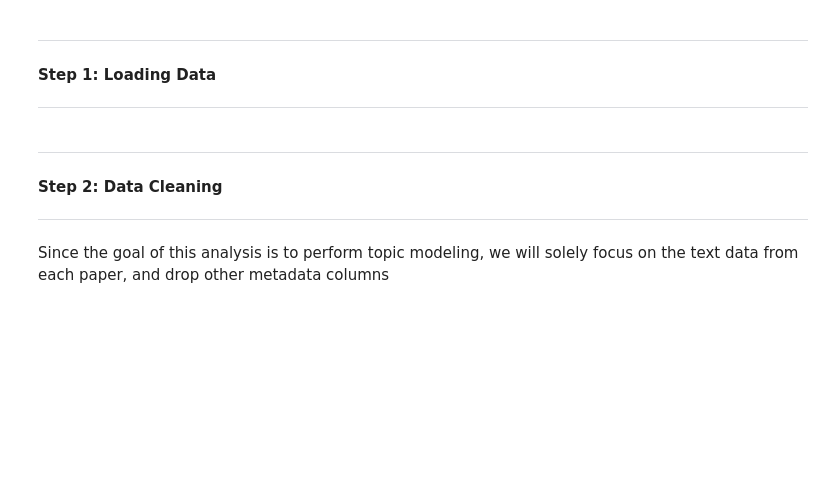
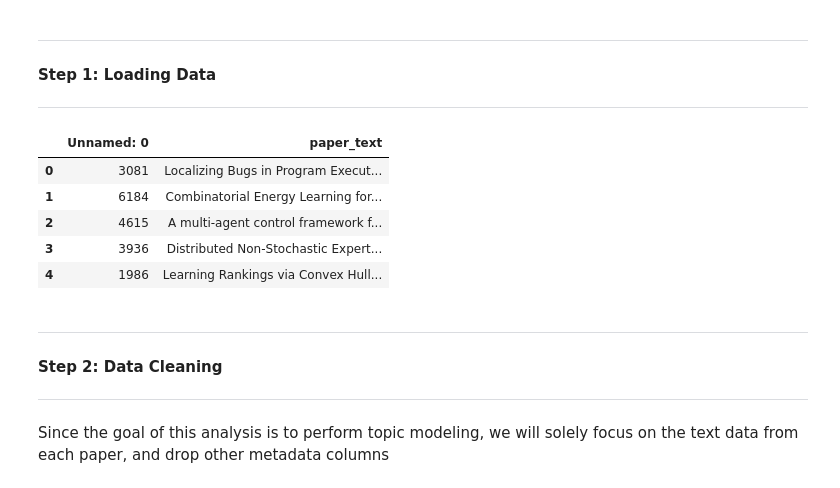
Before and after one commit to darrens2k/natural-language-processing, a Jupyter notebook: MMAI5400_class04_evalLDA.ipynb, the cells around one changed output. Saved outputs shown, nothing was run; the diff lists cells and outputs as text; code cells hidden in the pictures; blank space fills up the shorter version.

```diff
--- a/MMAI5400_class04_evalLDA.ipynb
+++ b/MMAI5400_class04_evalLDA.ipynb
@@ -110,13 +131,21 @@ for fn in uploaded.keys():
 # %%
 # Importing modules
 import pandas as pd
 import os
 
 # Read data into papers
-papers = pd.read_csv('papers_100.csv')
+# bigger data files on canvas to get a better performing model
+papers = pd.read_csv(R"C:\Users\darre\Downloads\papers_100.csv")
 
 # Print head
 papers.head()
+# %% [output]
+|  | Unnamed: 0 | paper_text |
+| 0 | 3081 | Localizing Bugs in Program Execut... |
+| 1 | 6184 | Combinatorial Energy Learning for... |
+| 2 | 4615 | A multi-agent control framework f... |
+| 3 | 3936 | Distributed Non-Stochastic Expert... |
+| 4 | 1986 | Learning Rankings via Convex Hull... |
 # %% [markdown]
 ** **
 #### Step 2: Data Cleaning
```
Also changed, not shown: parts of 10 cells of this notebook.
